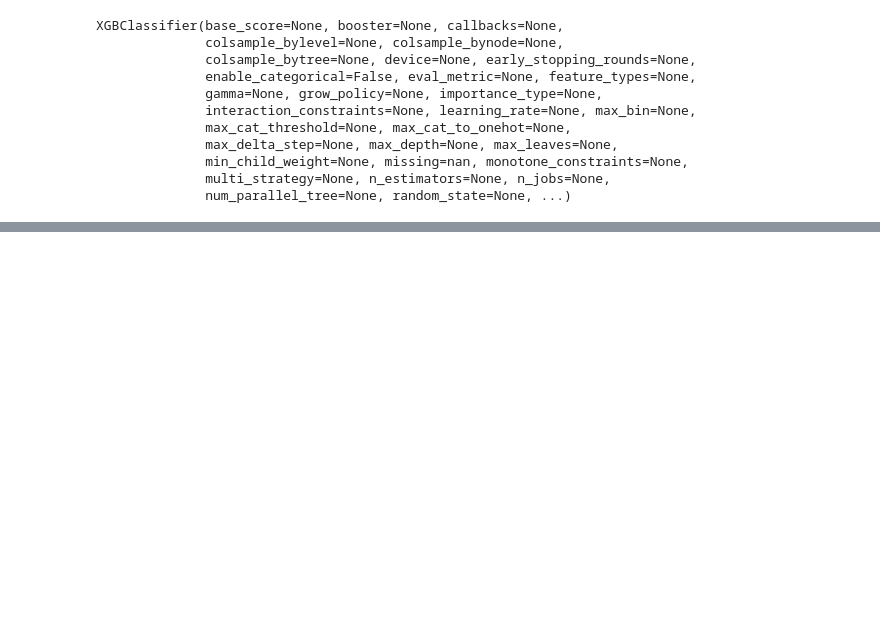
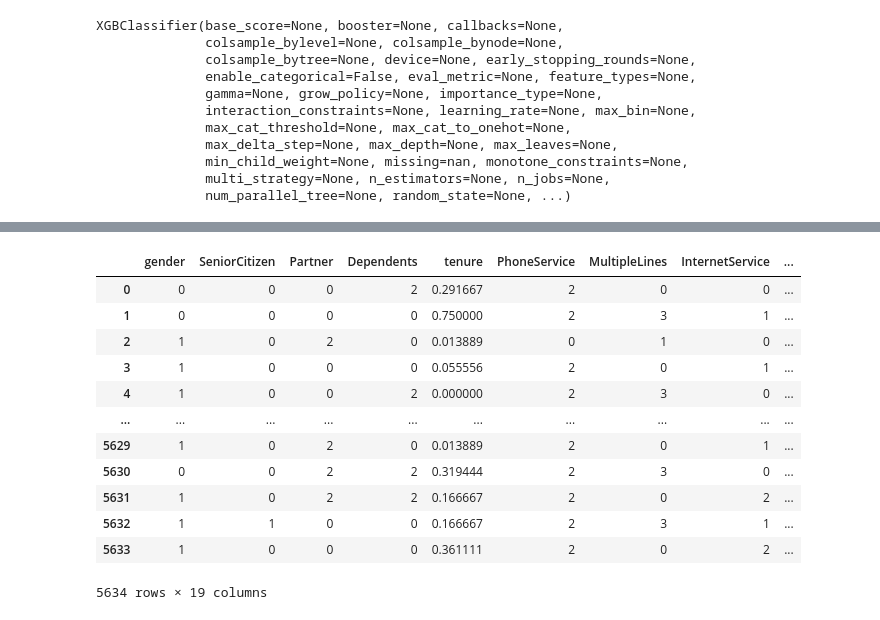
Before and after one commit to sasankjampana8/Deployment, a Jupyter notebook: telecom_churn_prediction/Notebook2.ipynb, the cells around one changed output, grey strips where cells are left out. Cells and saved outputs as stored; diff of their text form; code cells hidden in the pictures; blank space fills up the shorter version.

```diff
--- a/telecom_churn_prediction/Notebook2.ipynb
+++ b/telecom_churn_prediction/Notebook2.ipynb
@@ -63,0 +106,16 @@ sample_data #raw data
+# %%
+train
+# %% [output]
+|  | gender | SeniorCitizen | Partner | Dependents | tenure | PhoneService | MultipleLines | InternetService | ... |
+| 0 | 0 | 0 | 0 | 2 | 0.291667 | 2 | 0 | 0 | ... |
+| 1 | 0 | 0 | 0 | 0 | 0.750000 | 2 | 3 | 1 | ... |
+| 2 | 1 | 0 | 2 | 0 | 0.013889 | 0 | 1 | 0 | ... |
+| 3 | 1 | 0 | 0 | 0 | 0.055556 | 2 | 0 | 1 | ... |
+| 4 | 1 | 0 | 0 | 2 | 0.000000 | 2 | 3 | 0 | ... |
+| ... | ... | ... | ... | ... | ... | ... | ... | ... | ... |
+| 5629 | 1 | 0 | 2 | 0 | 0.013889 | 2 | 0 | 1 | ... |
+| 5630 | 0 | 0 | 2 | 2 | 0.319444 | 2 | 3 | 0 | ... |
+| 5631 | 1 | 0 | 2 | 2 | 0.166667 | 2 | 0 | 2 | ... |
+| 5632 | 1 | 1 | 0 | 0 | 0.166667 | 2 | 3 | 1 | ... |
+| 5633 | 1 | 0 | 0 | 0 | 0.361111 | 2 | 0 | 2 | ... |
+5634 rows × 19 columns
```
Also changed, not shown: parts of 12 cells of this notebook, 28 other files.
